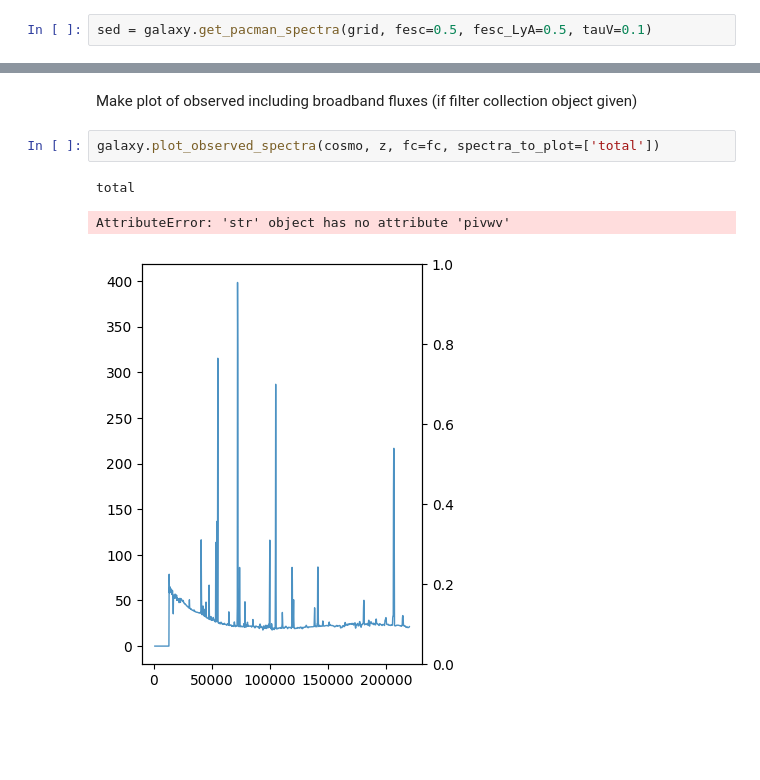
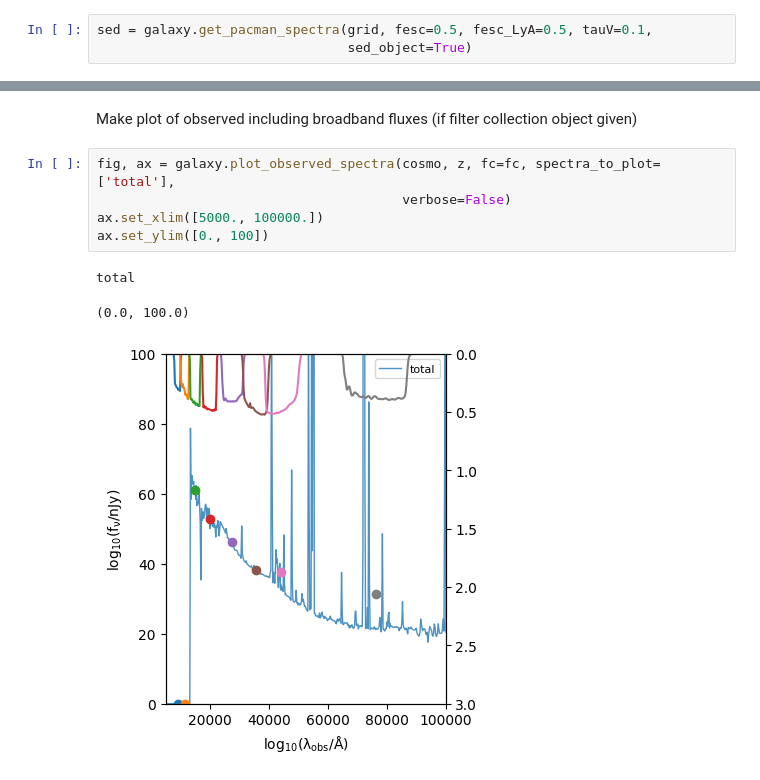
Before and after one commit to WillJRoper/synthesizer-history_change, a Jupyter notebook: docs/source/parametric/generate_observed_sed.ipynb, the cells around one changed output, grey strips where cells are left out. Cells and saved outputs as stored; diff of their text form; blank space fills up the shorter version.

```diff
--- a/docs/source/parametric/generate_observed_sed.ipynb
+++ b/docs/source/parametric/generate_observed_sed.ipynb
@@ -46,7 +46,8 @@ galaxy = Galaxy(sfzh)
 # %% [markdown]
 Generate spectra using pacman model (complex)
 # %%
-sed = galaxy.get_pacman_spectra(grid, fesc=0.5, fesc_LyA=0.5, tauV=0.1)
+sed = galaxy.get_pacman_spectra(grid, fesc=0.5, fesc_LyA=0.5, tauV=0.1,
+                                sed_object=True)
 # %% [markdown]
 Now calculate the observed frame spectra
 # %%
@@ -78,8 +79,11 @@ JWST/MIRI.F770W: 31.41 nJy
 # %% [markdown]
 Make plot of observed including broadband fluxes (if filter collection object given)
 # %%
-galaxy.plot_observed_spectra(cosmo, z, fc=fc, spectra_to_plot=['total'])
+fig, ax = galaxy.plot_observed_spectra(cosmo, z, fc=fc, spectra_to_plot=['total'],
+                                       verbose=False)
+ax.set_xlim([5000., 100000.])
+ax.set_ylim([0., 100])
 # %% [output]
 total
-AttributeError: 'str' object has no attribute 'pivwv'
+(0.0, 100.0)
-[figure, old version]
+[figure, new version]
```
Also changed, not shown: parts of 1 cell of this notebook, 5 other files.
